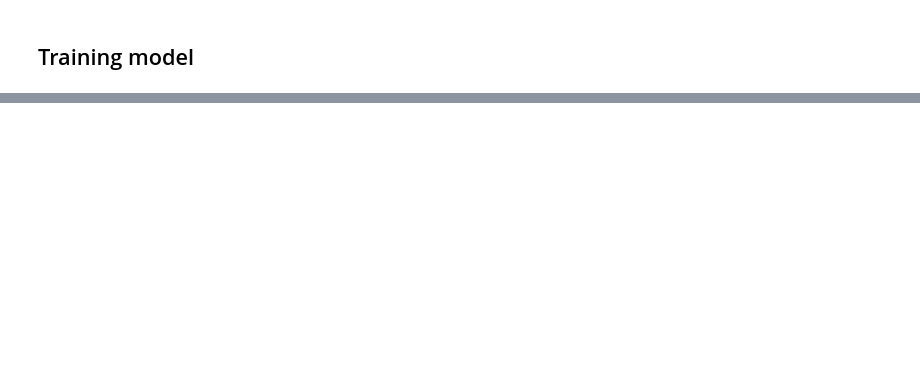
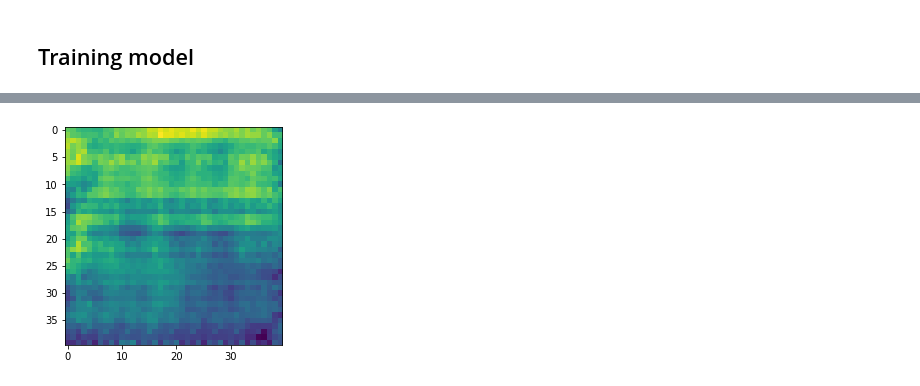
Before and after one commit to SilkeDH/lossy-ml, a Jupyter notebook: Notebooks/Data_Compression.ipynb, the cells around one changed output, grey strips where cells are left out. Cells and saved outputs as stored; diff of their text form; code cells hidden in the pictures; blank space fills up the shorter version.

```diff
--- a/Notebooks/Data_Compression.ipynb
+++ b/Notebooks/Data_Compression.ipynb
@@ -268,0 +261,2 @@ tensorboard_callback = tf.keras.callbacks.TensorBoard(log_dir=log_dir, histogram
+# %%
+history = model.fit(dg_train, validation_data = dg_train, epochs=300, callbacks=[tensorboard_callback])
@@ -268,0 +282,2 @@ tensorboard_callback = tf.keras.callbacks.TensorBoard(log_dir=log_dir, histogram
+# %%
+model.load_weights('model_ls012_right.h5')
@@ -268,0 +297,2 @@ tensorboard_callback = tf.keras.callbacks.TensorBoard(log_dir=log_dir, histogram
+# %%
+result = model.predict(a)
@@ -268,0 +304,5 @@ tensorboard_callback = tf.keras.callbacks.TensorBoard(log_dir=log_dir, histogram
+# %%
+plt.imshow((result[0,10,:,:,0]))
+plt.show()
+# %% [output]
+[figure, added]
```
Also changed, not shown: parts of 29 cells of this notebook.
